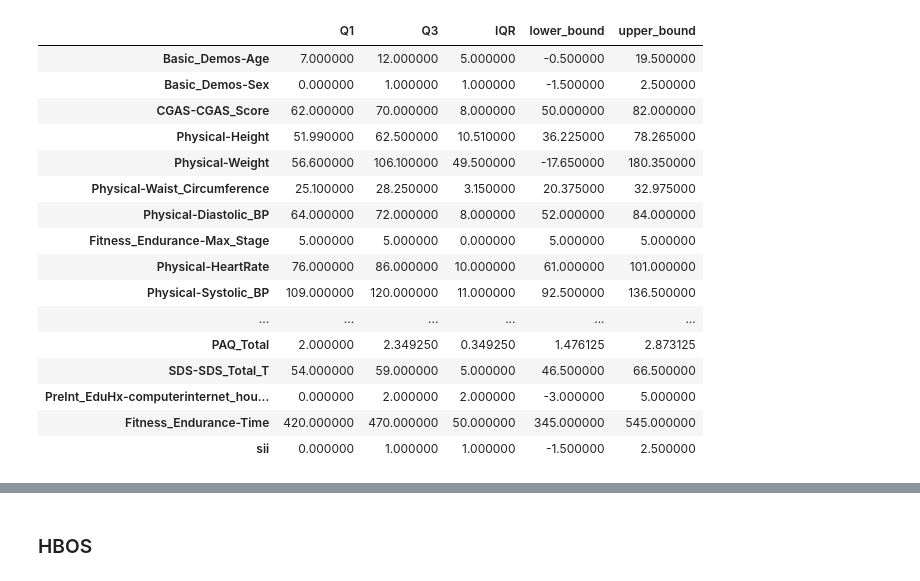
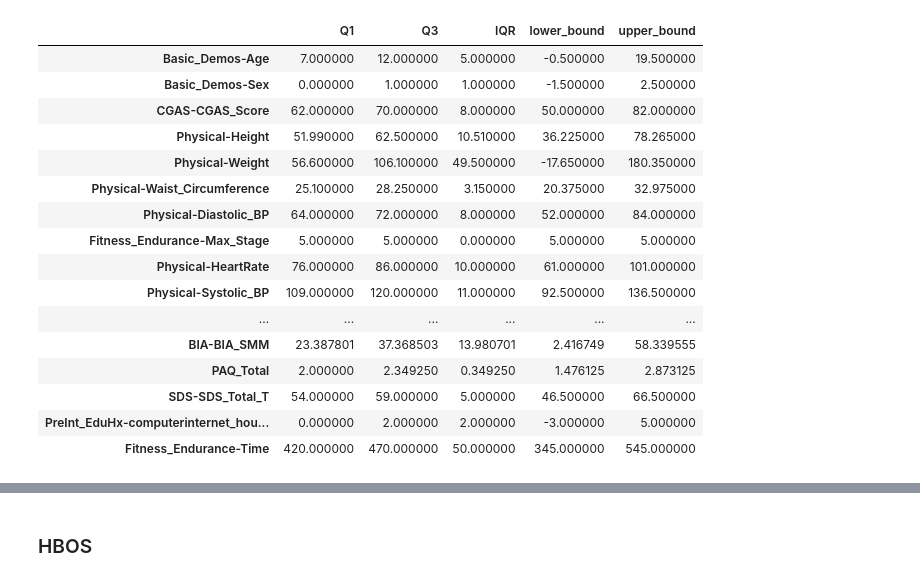
Before and after one commit to lorenzobuccolini03/Data-Mining---Advanced-Topics, a Jupyter notebook: Outliers_Detection/Naive_Approaches.ipynb, the cells around one changed output, grey strips where cells are left out. Cells and saved outputs as stored; diff of their text form; code cells hidden in the pictures.

```diff
--- a/Outliers_Detection/Naive_Approaches.ipynb
+++ b/Outliers_Detection/Naive_Approaches.ipynb
@@ -33,0 +32,3 @@ Number of numerical columns: 32
+# %%
+# remove sii from num_cols
+num_cols.remove('sii')
@@ -33,0 +43,10 @@ Number of numerical columns: 32
+# %%
+# Create a dataframe containing only the numerical predictors
+
+# We exclude the target variable 'sii', which you already removed from num_cols
+
+X_num = df[num_cols].copy()
+
+print("Shape of X_num:", X_num.shape)
+
+print("Number of numerical predictors:", len(num_cols))
@@ -53,11 +83,31 @@ plt.show()
 # %%
 def iqr_outlier_mask(data, columns, k=1.5):
     """
-    Returns a boolean DataFrame:
-    True means that the value is an outlier according to the IQR rule.
+    Detects univariate outliers using the IQR rule.
+
+    Parameters
+    ----------
+    data : pandas DataFrame
+        Dataset containing the variables to analyze.
+
+    columns : list
+        Numerical columns on which the IQR rule is applied.
+
+    k : float, default=1.5
+        Multiplicative factor for the IQR rule.
+        Standard boxplot rule uses k=1.5.
+
+    Returns
+    -------
+    outlier_mask : pandas DataFrame
+        Boolean DataFrame with the same index as data and one column per variable.
+        True means that the value is an outlier for that variable.
+
+    bounds : pandas DataFrame
+        DataFrame containing Q1, Q3, IQR, lower bound and upper bound for each variable.
     """
+
     outlier_mask = pd.DataFrame(False, index=data.index, columns=columns)
-
     bounds = {}
 
     for col in columns:
@@ -82,27 +132,29 @@ def iqr_outlier_mask(data, columns, k=1.5):
 
     return outlier_mask, bounds
 # %%
-iqr_mask, iqr_bounds = iqr_outlier_mask(df, num_cols, k=1.5)
+# Apply IQR outlier detection
+
+iqr_mask, iqr_bounds = iqr_outlier_mask(X_num, num_cols, k=1.5)
 
 iqr_bounds
 # %% [output]
 |  | Q1 | Q3 | IQR | lower_bound | upper_bound |
 | Basic_Demos-Age | 7.000000 | 12.000000 | 5.000000 | -0.500000 | 19.500000 |
 | Basic_Demos-Sex | 0.000000 | 1.000000 | 1.000000 | -1.500000 | 2.500000 |
 | CGAS-CGAS_Score | 62.000000 | 70.000000 | 8.000000 | 50.000000 | 82.000000 |
 | Physical-Height | 51.990000 | 62.500000 | 10.510000 | 36.225000 | 78.265000 |
 | Physical-Weight | 56.600000 | 106.100000 | 49.500000 | -17.650000 | 180.350000 |
 | Physical-Waist_Circumference | 25.100000 | 28.250000 | 3.150000 | 20.375000 | 32.975000 |
 | Physical-Diastolic_BP | 64.000000 | 72.000000 | 8.000000 | 52.000000 | 84.000000 |
 | Fitness_Endurance-Max_Stage | 5.000000 | 5.000000 | 0.000000 | 5.000000 | 5.000000 |
 | Physical-HeartRate | 76.000000 | 86.000000 | 10.000000 | 61.000000 | 101.000000 |
 | Physical-Systolic_BP | 109.000000 | 120.000000 | 11.000000 | 92.500000 | 136.500000 |
 | ... | ... | ... | ... | ... | ... |
+| BIA-BIA_SMM | 23.387801 | 37.368503 | 13.980701 | 2.416749 | 58.339555 |
 | PAQ_Total | 2.000000 | 2.349250 | 0.349250 | 1.476125 | 2.873125 |
 | SDS-SDS_Total_T | 54.000000 | 59.000000 | 5.000000 | 46.500000 | 66.500000 |
 | PreInt_EduHx-computerinternet_hou... | 0.000000 | 2.000000 | 2.000000 | -3.000000 | 5.000000 |
 | Fitness_Endurance-Time | 420.000000 | 470.000000 | 50.000000 | 345.000000 | 545.000000 |
-| sii | 0.000000 | 1.000000 | 1.000000 | -1.500000 | 2.500000 |
 # %%
 outliers_per_variable = iqr_mask.sum().sort_values(ascending=False)
 
```
Also changed, not shown: parts of 41 cells of this notebook, 2 other files.
